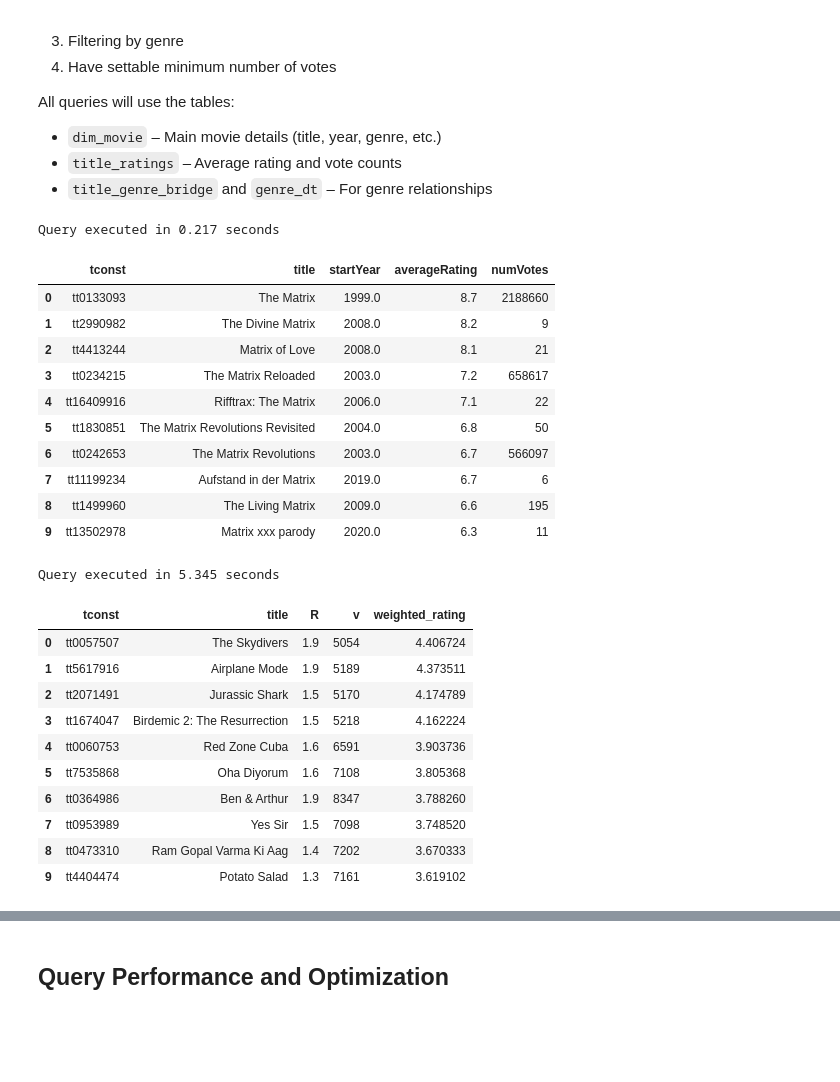
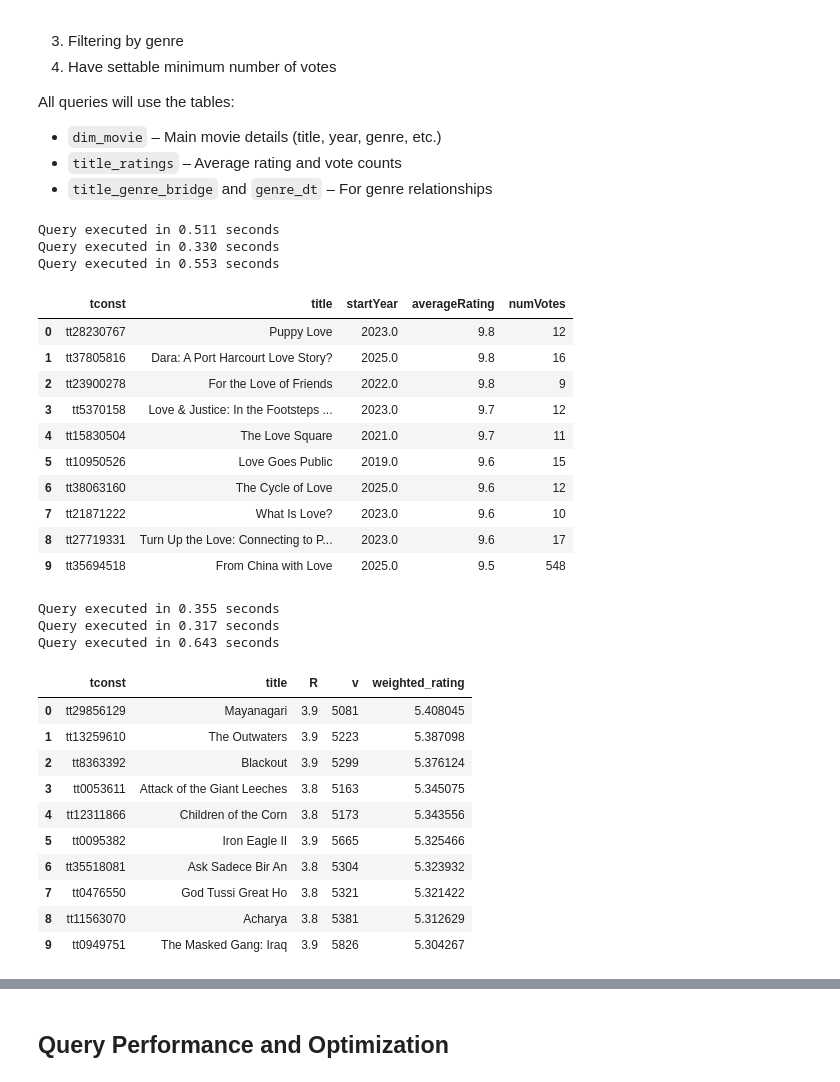
Before and after one commit to JeyyM/stadvdb-imdb, a Jupyter notebook: stadvdb-mco1-movie.ipynb, the cells around one changed output, grey strips where cells are left out. Saved outputs shown, nothing was run; the diff lists cells and outputs as text; code cells hidden in the pictures; blank space fills up the shorter version.

```diff
--- a/stadvdb-mco1-movie.ipynb
+++ b/stadvdb-mco1-movie.ipynb
@@ -95,43 +95,47 @@ All queries will use the tables:
 # %%
 # Search Movies by Keyword
 def search_movies_by_keyword(keyword, limit=10):
     query = text(f"""
         SELECT
             m.tconst,
             m.primaryTitle AS title,
             m.startYear,
             r.averageRating,
             r.numVotes
         FROM dim_movie AS m
         JOIN title_ratings AS r ON m.tconst = r.tconst
         WHERE m.primaryTitle LIKE :keyword
         ORDER BY r.averageRating DESC
         LIMIT :limit;
     """)
 
     with engine.connect() as conn:
         start = time.time()
         df = pd.read_sql(query, conn, params={"keyword": f"%{keyword}%", "limit": limit})
         end = time.time()
 
     print(f"Query executed in {end - start:.3f} seconds")
     return df
 
 # Example usage
 search_movies_by_keyword("Matrix", limit=10)
+search_movies_by_keyword("Boys", limit=10)
+search_movies_by_keyword("Love", limit=10)
 # %% [output]
-Query executed in 0.217 seconds
+Query executed in 0.511 seconds
+Query executed in 0.330 seconds
+Query executed in 0.553 seconds
 |  | tconst | title | startYear | averageRating | numVotes |
-| 0 | tt0133093 | The Matrix | 1999.0 | 8.7 | 2188660 |
-| 1 | tt2990982 | The Divine Matrix | 2008.0 | 8.2 | 9 |
-| 2 | tt4413244 | Matrix of Love | 2008.0 | 8.1 | 21 |
-| 3 | tt0234215 | The Matrix Reloaded | 2003.0 | 7.2 | 658617 |
-| 4 | tt16409916 | Rifftrax: The Matrix | 2006.0 | 7.1 | 22 |
-| 5 | tt1830851 | The Matrix Revolutions Revisited | 2004.0 | 6.8 | 50 |
-| 6 | tt0242653 | The Matrix Revolutions | 2003.0 | 6.7 | 566097 |
-| 7 | tt11199234 | Aufstand in der Matrix | 2019.0 | 6.7 | 6 |
-| 8 | tt1499960 | The Living Matrix | 2009.0 | 6.6 | 195 |
-| 9 | tt13502978 | Matrix xxx parody | 2020.0 | 6.3 | 11 |
+| 0 | tt28230767 | Puppy Love | 2023.0 | 9.8 | 12 |
+| 1 | tt37805816 | Dara: A Port Harcourt Love Story? | 2025.0 | 9.8 | 16 |
+| 2 | tt23900278 | For the Love of Friends | 2022.0 | 9.8 | 9 |
+| 3 | tt5370158 | Love & Justice: In the Footsteps ... | 2023.0 | 9.7 | 12 |
+| 4 | tt15830504 | The Love Square | 2021.0 | 9.7 | 11 |
+| 5 | tt10950526 | Love Goes Public | 2019.0 | 9.6 | 15 |
+| 6 | tt38063160 | The Cycle of Love | 2025.0 | 9.6 | 12 |
+| 7 | tt21871222 | What Is Love? | 2023.0 | 9.6 | 10 |
+| 8 | tt27719331 | Turn Up the Love: Connecting to P... | 2023.0 | 9.6 | 17 |
+| 9 | tt35694518 | From China with Love | 2025.0 | 9.5 | 548 |
 # %%
 # Filter Movies by Rating Range with Weighting
 
@@ -166,19 +170,23 @@ def filter_by_rating_range(min_rating, max_rating, min_votes=1000, limit=10):
 
 # Example usage
 filter_by_rating_range(1.0, 1.9, min_votes=5000, limit=10)
+filter_by_rating_range(2.0, 2.9, min_votes=5000, limit=10)
+filter_by_rating_range(3.0, 3.9, min_votes=5000, limit=10)
 # %% [output]
-Query executed in 5.345 seconds
+Query executed in 0.355 seconds
+Query executed in 0.317 seconds
+Query executed in 0.643 seconds
 |  | tconst | title | R | v | weighted_rating |
-| 0 | tt0057507 | The Skydivers | 1.9 | 5054 | 4.406724 |
-| 1 | tt5617916 | Airplane Mode | 1.9 | 5189 | 4.373511 |
-| 2 | tt2071491 | Jurassic Shark | 1.5 | 5170 | 4.174789 |
-| 3 | tt1674047 | Birdemic 2: The Resurrection | 1.5 | 5218 | 4.162224 |
-| 4 | tt0060753 | Red Zone Cuba | 1.6 | 6591 | 3.903736 |
-| 5 | tt7535868 | Oha Diyorum | 1.6 | 7108 | 3.805368 |
-| 6 | tt0364986 | Ben & Arthur | 1.9 | 8347 | 3.788260 |
-| 7 | tt0953989 | Yes Sir | 1.5 | 7098 | 3.748520 |
-| 8 | tt0473310 | Ram Gopal Varma Ki Aag | 1.4 | 7202 | 3.670333 |
-| 9 | tt4404474 | Potato Salad | 1.3 | 7161 | 3.619102 |
+| 0 | tt29856129 | Mayanagari | 3.9 | 5081 | 5.408045 |
+| 1 | tt13259610 | The Outwaters | 3.9 | 5223 | 5.387098 |
+| 2 | tt8363392 | Blackout | 3.9 | 5299 | 5.376124 |
+| 3 | tt0053611 | Attack of the Giant Leeches | 3.8 | 5163 | 5.345075 |
+| 4 | tt12311866 | Children of the Corn | 3.8 | 5173 | 5.343556 |
+| 5 | tt0095382 | Iron Eagle II | 3.9 | 5665 | 5.325466 |
+| 6 | tt35518081 | Ask Sadece Bir An | 3.8 | 5304 | 5.323932 |
+| 7 | tt0476550 | God Tussi Great Ho | 3.8 | 5321 | 5.321422 |
+| 8 | tt11563070 | Acharya | 3.8 | 5381 | 5.312629 |
+| 9 | tt0949751 | The Masked Gang: Iraq | 3.9 | 5826 | 5.304267 |
 # %%
 # Filter Movies by Genre
 
```
Also changed, not shown: parts of 14 cells of this notebook.
